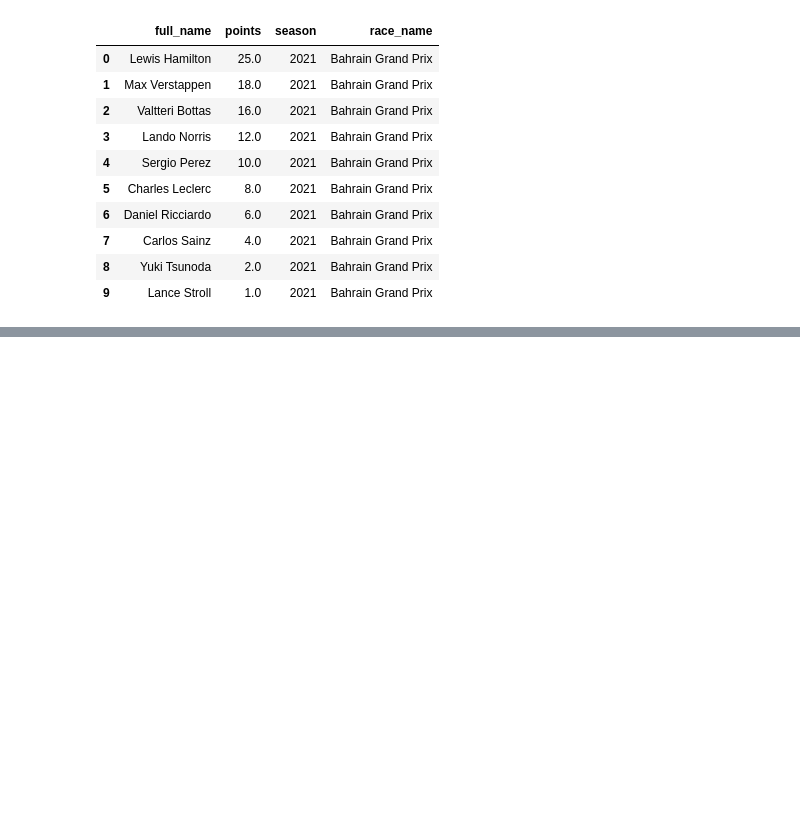
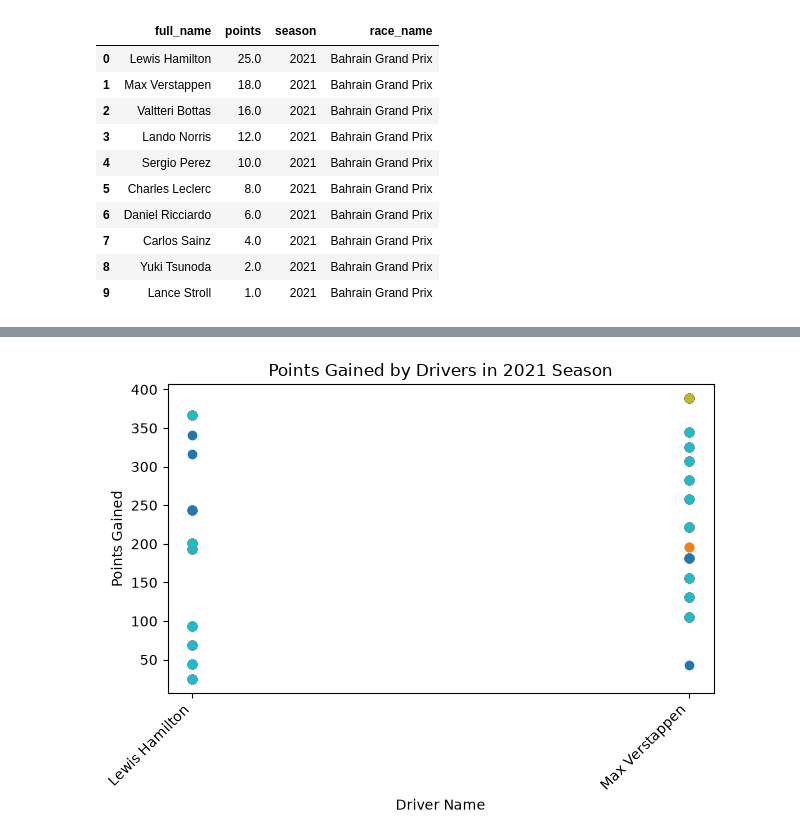
Before and after one commit to skyaax/f1_project, a Jupyter notebook: f1.ipynb, the cells around one changed output, grey strips where cells are left out. Drawn from its saved outputs; the diff is of its cells as text; code cells hidden in the pictures; blank space fills up the shorter version.

Commit message:
added graph of top5

```diff
--- a/f1.ipynb
+++ b/f1.ipynb
@@ -413,3 +413,8 @@ results_analysis_2021.head(10)
 | 7 | Carlos Sainz | 4.0 | 2021 | Bahrain Grand Prix |
 | 8 | Yuki Tsunoda | 2.0 | 2021 | Bahrain Grand Prix |
 | 9 | Lance Stroll | 1.0 | 2021 | Bahrain Grand Prix |
+# %%
+race_points = results_analysis_2021["full_name"].unique()
+race_points = pd.DataFrame(race_points, columns=["full_name"])
+race_points["gained_points"] = 0
+race_points
@@ -415,0 +439,14 @@ results_analysis_2021.head(10)
+# %%
+for index, row in results_analysis_2021.iterrows():
+    race_points.loc[race_points["full_name"] == row["full_name"], "gained_points"] += row["points"]
+    race_points = race_points.sort_values(by="gained_points", ascending=False)
+    plt.plot( race_points["full_name"].head(1),race_points["gained_points"].head(1), marker='o')
+
+plt.title("Points Gained by Drivers in 2021 Season")
+plt.xlabel("Driver Name")
+plt.ylabel("Points Gained")
+plt.xticks(rotation=45, ha='right')
+plt.tight_layout()
+plt.show()
+# %% [output]
+[figure, added]
```
Also changed, not shown: parts of 3 cells of this notebook.
